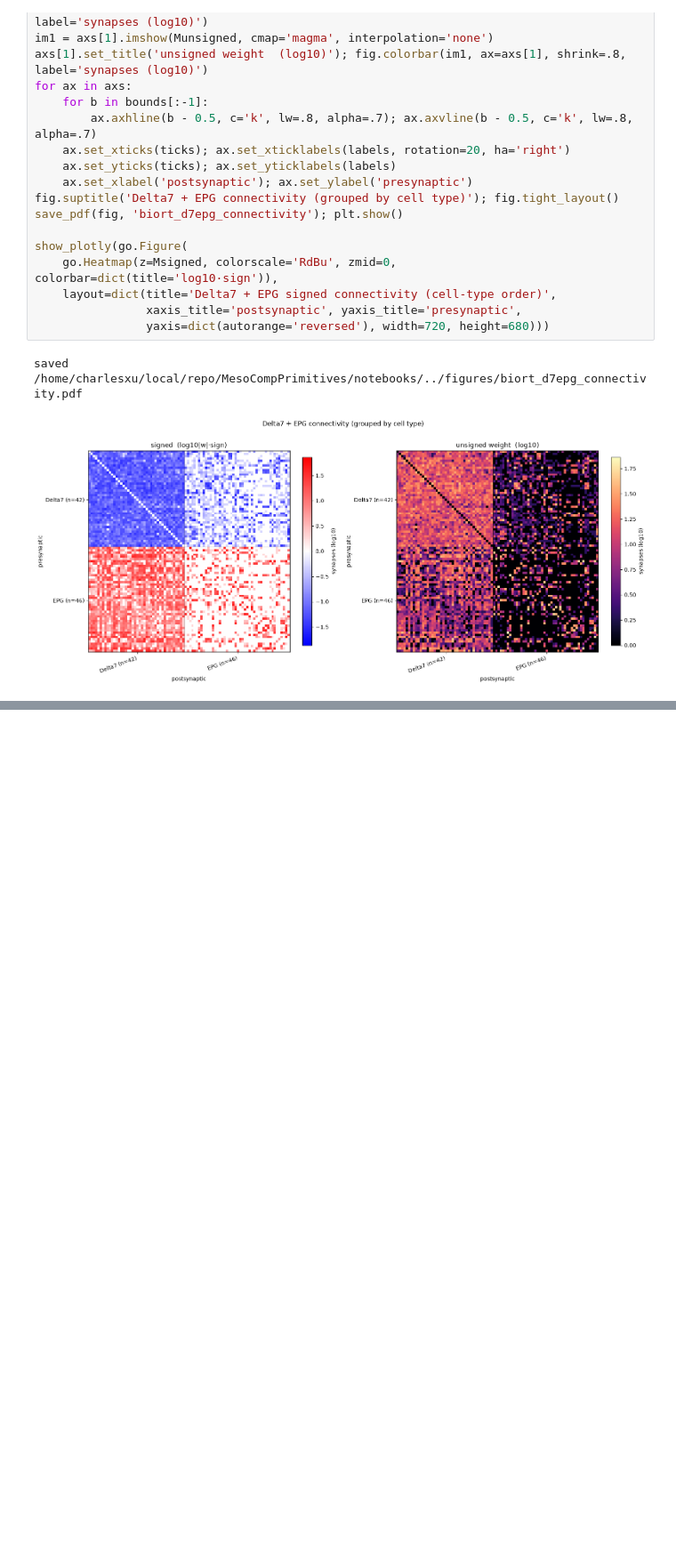
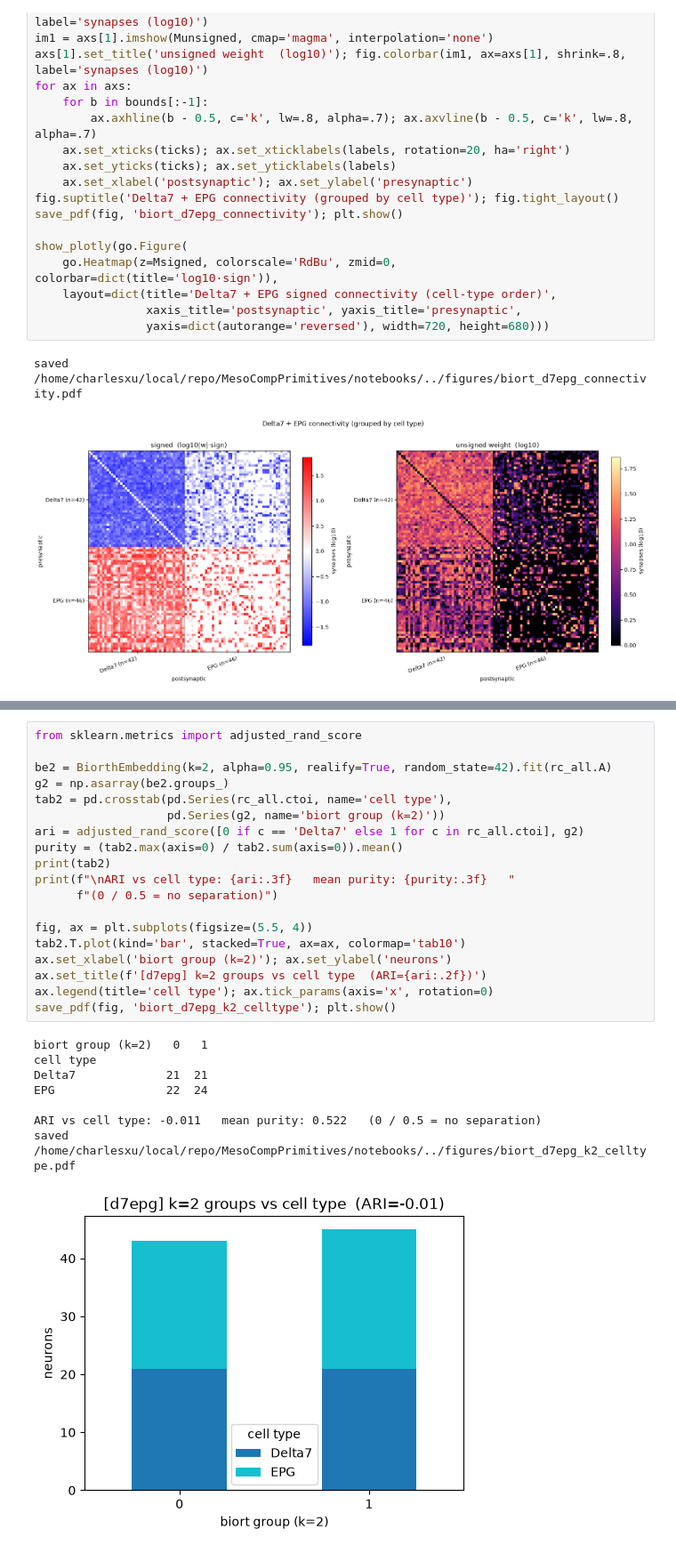
Before and after one commit to CharlesXu-Jingyue/MesoCompPrimitives, a Jupyter notebook: notebooks/biort_embedding_exploration.ipynb, the cells around one changed output, grey strips where cells are left out. Shown at 89% size. Saved outputs shown, nothing was run; the diff lists cells and outputs as text; blank space fills up the shorter version.

```diff
--- a/notebooks/biort_embedding_exploration.ipynb
+++ b/notebooks/biort_embedding_exploration.ipynb
@@ -349,0 +357,28 @@ saved /home/charlesxu/local/repo/MesoCompPrimitives/notebooks/../figures/biort_d
+# %%
+from sklearn.metrics import adjusted_rand_score
+
+be2 = BiorthEmbedding(k=2, alpha=0.95, realify=True, random_state=42).fit(rc_all.A)
+g2 = np.asarray(be2.groups_)
+tab2 = pd.crosstab(pd.Series(rc_all.ctoi, name='cell type'),
+                   pd.Series(g2, name='biort group (k=2)'))
+ari = adjusted_rand_score([0 if c == 'Delta7' else 1 for c in rc_all.ctoi], g2)
+purity = (tab2.max(axis=0) / tab2.sum(axis=0)).mean()
+print(tab2)
+print(f"\nARI vs cell type: {ari:.3f}   mean purity: {purity:.3f}   "
+      f"(0 / 0.5 = no separation)")
+
+fig, ax = plt.subplots(figsize=(5.5, 4))
+tab2.T.plot(kind='bar', stacked=True, ax=ax, colormap='tab10')
+ax.set_xlabel('biort group (k=2)'); ax.set_ylabel('neurons')
+ax.set_title(f'[d7epg] k=2 groups vs cell type  (ARI={ari:.2f})')
+ax.legend(title='cell type'); ax.tick_params(axis='x', rotation=0)
+save_pdf(fig, 'biort_d7epg_k2_celltype'); plt.show()
+# %% [output]
+biort group (k=2)   0   1
+cell type
+Delta7             21  21
+EPG                22  24
+
+ARI vs cell type: -0.011   mean purity: 0.522   (0 / 0.5 = no separation)
+saved /home/charlesxu/local/repo/MesoCompPrimitives/notebooks/../figures/biort_d7epg_k2_celltype.pdf
+[figure, added]
```
Also changed, not shown: parts of 1 cell of this notebook, 1 other file.
